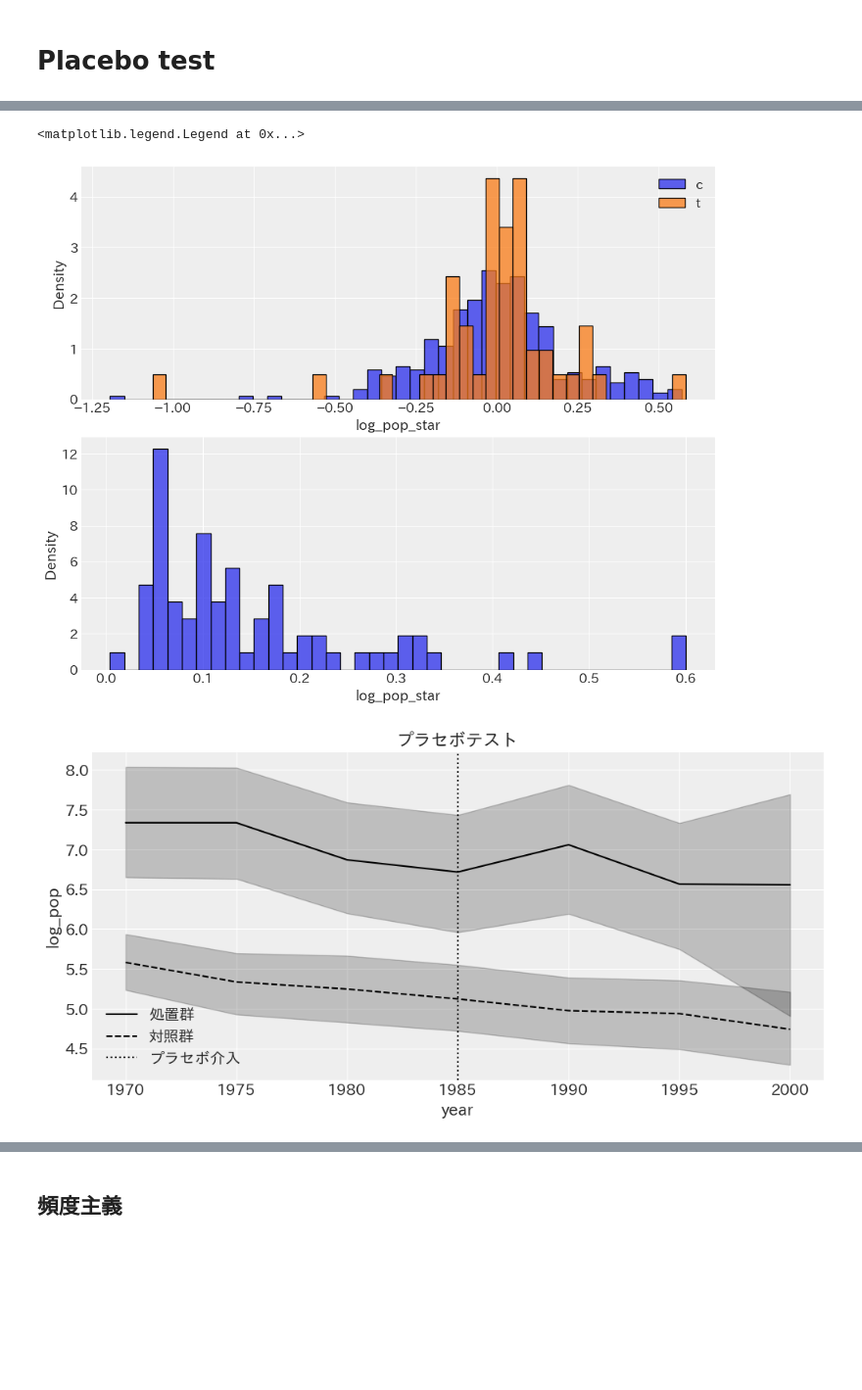
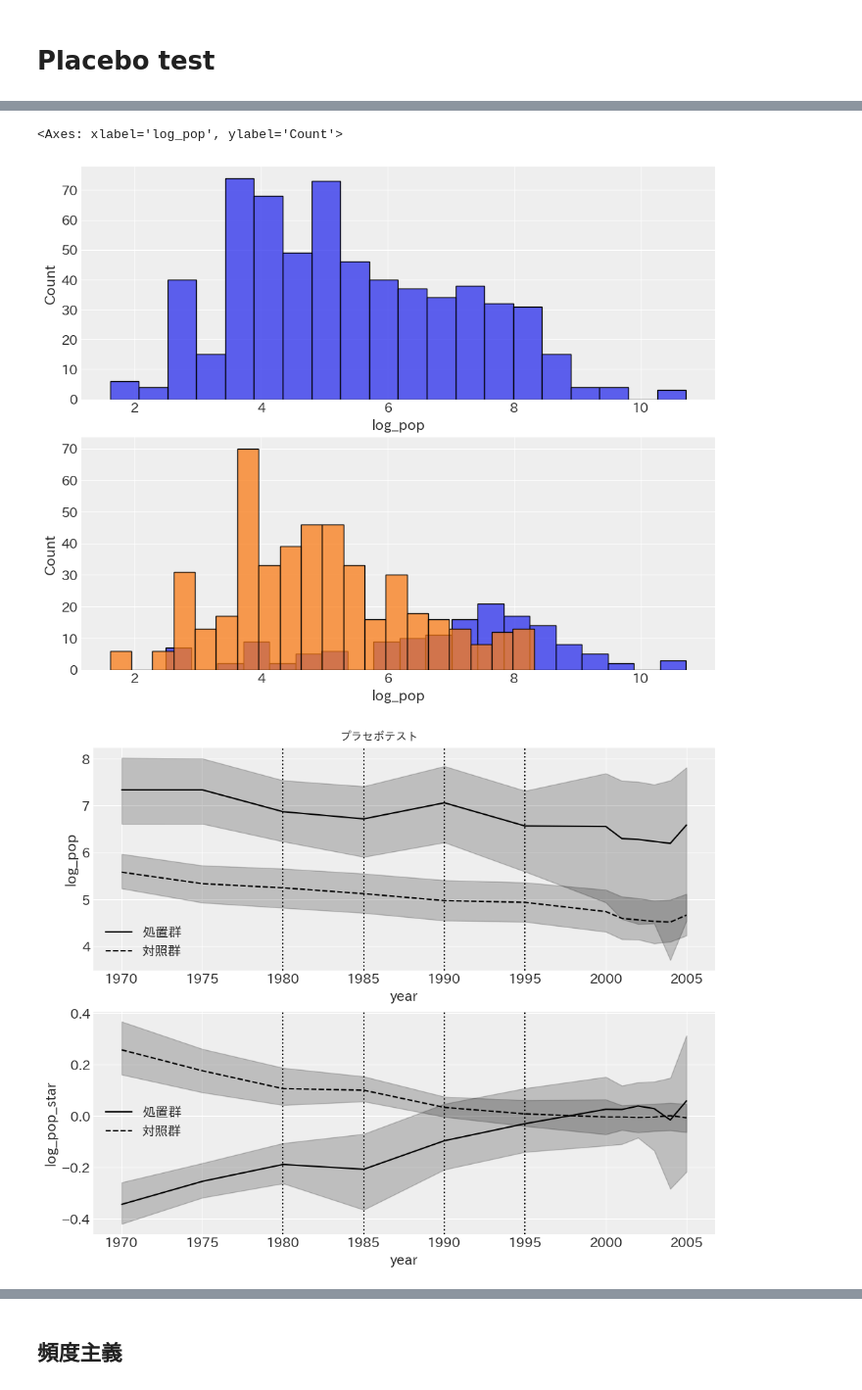
Before and after one commit to Keisei-Akiya/bridge-straw-effects, a Jupyter notebook: src/analysis/placebo_test.ipynb, the cells around one changed output, grey strips where cells are left out. Shown at 98% size. Cells and saved outputs as stored; diff of their text form; code cells hidden in the pictures; blank space fills up the shorter version.

Commit message:
im doing placebo test

```diff
--- a/src/analysis/placebo_test.ipynb
+++ b/src/analysis/placebo_test.ipynb
@@ -18,12 +18,13 @@ az.style.use("arviz-darkgrid")
 filepath = '../../data/processed/df_filtered.xlsx'
 df = pd.read_excel(filepath)
 # %%
-placebo_year = 1985
+placebo_year_list = [1980, 1985, 1990, 1995]
+pre_treatment_data = df[(df['after_treatment'] == 0) & (df['year'] >= 1970) & (df['year'] <= 2005)].copy()
 
-pre_treatment_data = df[(df['after_treatment'] == 0) & (df['year'] >= 1970) & (df['year'] <= 2000)].copy()
-pre_treatment_data.loc[(pre_treatment_data['treatment_group'] == 0), 'placebo_treatment'] = 0
-pre_treatment_data.loc[(pre_treatment_data['year'] < placebo_year) & (pre_treatment_data['treatment_group'] == 1), 'placebo_treatment'] = 0
-pre_treatment_data.loc[(pre_treatment_data['year'] >= placebo_year) & (pre_treatment_data['treatment_group'] == 1), 'placebo_treatment'] = 1
+for placebo_year in placebo_year_list:
+    pre_treatment_data.loc[(pre_treatment_data['treatment_group'] == 0), f'placebo_treatment_{placebo_year}'] = 0
+    pre_treatment_data.loc[(pre_treatment_data['year'] < placebo_year) & (pre_treatment_data['treatment_group'] == 1), f'placebo_treatment_{placebo_year}'] = 0
+    pre_treatment_data.loc[(pre_treatment_data['year'] >= placebo_year) & (pre_treatment_data['treatment_group'] == 1), f'placebo_treatment_{placebo_year}'] = 1
 
 df_ = pre_treatment_data.copy()
 # 島ごとの平均人口
@@ -32,3 +33,5 @@ df_['log_pop_m_island'] = df_['log_pop'] - df_.groupby('island_ids')['log_pop'].
 df_['log_pop_m_island_year'] = df_['log_pop_m_island'] - df_.groupby('year')['log_pop_m_island'].transform('mean')
 # 戻す
 pre_treatment_data['log_pop_star'] = df_['log_pop_m_island_year']
+
+y_std_i = pre_treatment_data.groupby('island_ids')['log_pop_star'].std()
@@ -47,22 +51,27 @@ pre_treatment_data[['island_ids', 'year', 'treatment_group', 'placebo_treatment'
 # %%
-y_std_i = pre_treatment_data.groupby('island_ids')['log_pop_star'].std()
-
 fig, ax = plt.subplots(2, 1, figsize=(10, 8))
-sns.histplot(pre_treatment_data['log_pop_star'][pre_treatment_data['placebo_treatment'] == 0], bins=40, ax=ax[0], label='c', stat='density')
-sns.histplot(pre_treatment_data['log_pop_star'][pre_treatment_data['placebo_treatment'] == 1], bins=40, ax=ax[0], label='t', stat='density')
-sns.histplot(y_std_i, bins=40, ax=ax[1], stat='density')
-ax[0].legend()
+sns.histplot(pre_treatment_data['log_pop'], bins=20, ax=ax[0])
+sns.histplot(pre_treatment_data['log_pop'][pre_treatment_data['treatment_group'] == 1], bins=20, ax=ax[1])
+sns.histplot(pre_treatment_data['log_pop'][pre_treatment_data['treatment_group'] == 0], bins=20, ax=ax[1])
 # %% [output]
-<matplotlib.legend.Legend at 0x...>
+<Axes: xlabel='log_pop', ylabel='Count'>
-[figure, old version]
+[figure, new version]
 # %%
 # プロットによる視覚化
-fig, ax = plt.subplots(figsize=figsize)
-sns.lineplot(data=pre_treatment_data[pre_treatment_data['treatment_group'] == 1], x='year', y='log_pop', label='処置群', ax=ax, color='black')
-sns.lineplot(data=pre_treatment_data[pre_treatment_data['treatment_group'] == 0], x='year', y='log_pop', label='対照群', ax=ax, color='black', linestyle='--')
-ax.axvline(x=placebo_year, color='black', linestyle=':', label='プラセボ介入')
-ax.legend()
-ax.set_title('プラセボテスト')
+fig, ax = plt.subplots(2, 1, figsize=(10, 8))
+fig.suptitle('プラセボテスト')
+sns.lineplot(data=pre_treatment_data[pre_treatment_data['treatment_group'] == 1], x='year', y='log_pop', label='処置群', ax=ax[0], color='black')
+sns.lineplot(data=pre_treatment_data[pre_treatment_data['treatment_group'] == 0], x='year', y='log_pop', label='対照群', ax=ax[0], color='black', linestyle='--')
+for placebo_year in placebo_year_list:
+    ax[0].axvline(x=placebo_year, color='black', linestyle=':')
+ax[0].legend()
+
+sns.lineplot(data=pre_treatment_data[pre_treatment_data['treatment_group'] == 1], x='year', y='log_pop_star', label='処置群', ax=ax[1], color='black')
+sns.lineplot(data=pre_treatment_data[pre_treatment_data['treatment_group'] == 0], x='year', y='log_pop_star', label='対照群', ax=ax[1], color='black', linestyle='--')
+for placebo_year in placebo_year_list:
+    ax[1].axvline(x=placebo_year, color='black', linestyle=':')
+ax[1].legend()
+
 plt.show()
 # %% [output]
-[figure, old version]
+[figure, new version]
```
Also changed, not shown: parts of 7 cells of this notebook, 3 other files.
